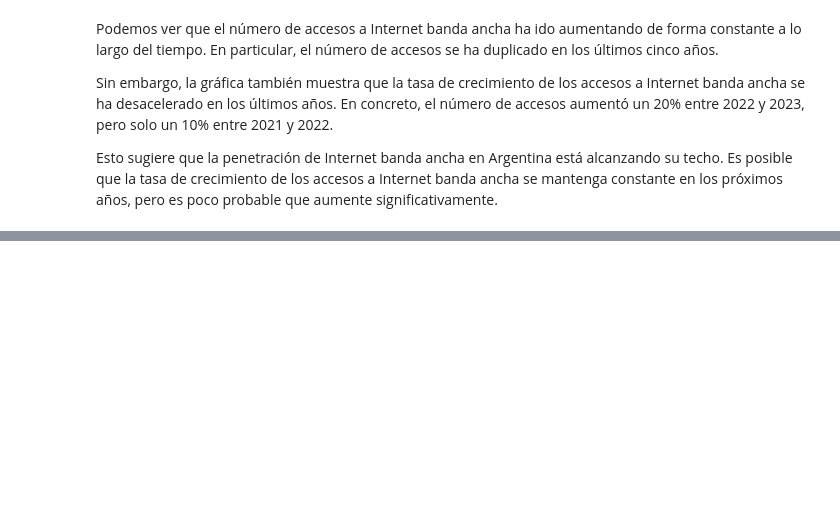
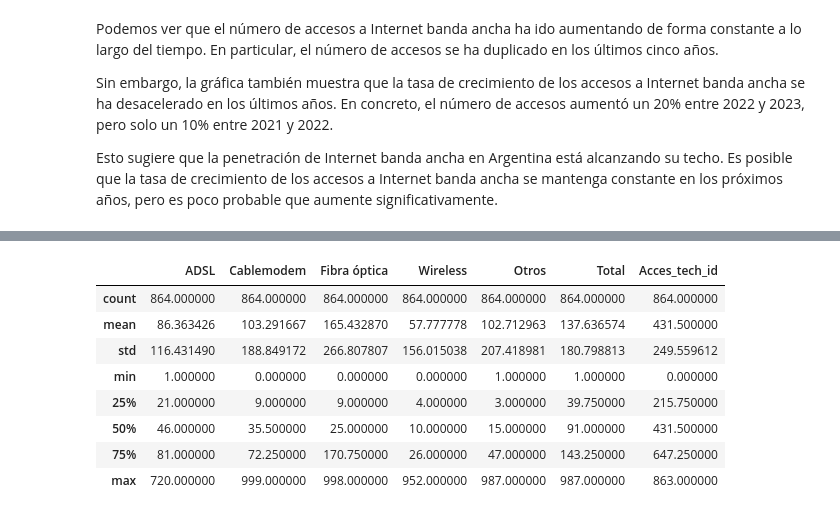
Before and after one commit to freddyv1828/Telecomunicaciones, a Jupyter notebook: Notebooks/EDA.ipynb, the cells around one changed output, grey strips where cells are left out. Saved outputs shown, nothing was run; the diff lists cells and outputs as text; code cells hidden in the pictures; blank space fills up the shorter version.

```diff
--- a/Notebooks/EDA.ipynb
+++ b/Notebooks/EDA.ipynb
@@ -249,0 +270,13 @@ KeyError: 'Topo'
+# %%
+# Descripcion general
+df_acceso_tech_provincia.describe()
+# %% [output]
+|  | ADSL | Cablemodem | Fibra óptica | Wireless | Otros | Total | Acces_tech_id |
+| count | 864.000000 | 864.000000 | 864.000000 | 864.000000 | 864.000000 | 864.000000 | 864.000000 |
+| mean | 86.363426 | 103.291667 | 165.432870 | 57.777778 | 102.712963 | 137.636574 | 431.500000 |
+| std | 116.431490 | 188.849172 | 266.807807 | 156.015038 | 207.418981 | 180.798813 | 249.559612 |
+| min | 1.000000 | 0.000000 | 0.000000 | 0.000000 | 1.000000 | 1.000000 | 0.000000 |
+| 25% | 21.000000 | 9.000000 | 9.000000 | 4.000000 | 3.000000 | 39.750000 | 215.750000 |
+| 50% | 46.000000 | 35.500000 | 25.000000 | 10.000000 | 15.000000 | 91.000000 | 431.500000 |
+| 75% | 81.000000 | 72.250000 | 170.750000 | 26.000000 | 47.000000 | 143.250000 | 647.250000 |
+| max | 720.000000 | 999.000000 | 998.000000 | 952.000000 | 987.000000 | 987.000000 | 863.000000 |
```
Also changed, not shown: parts of 45 cells of this notebook, 4 other files.
